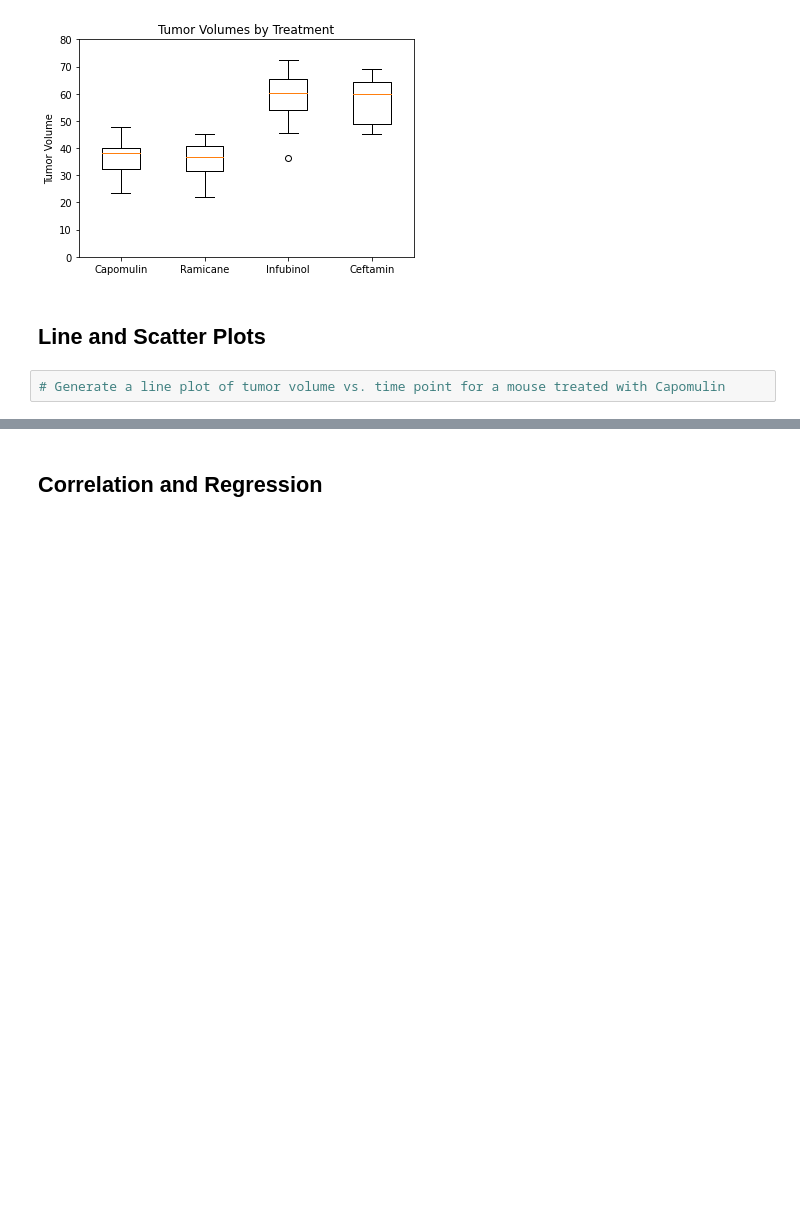
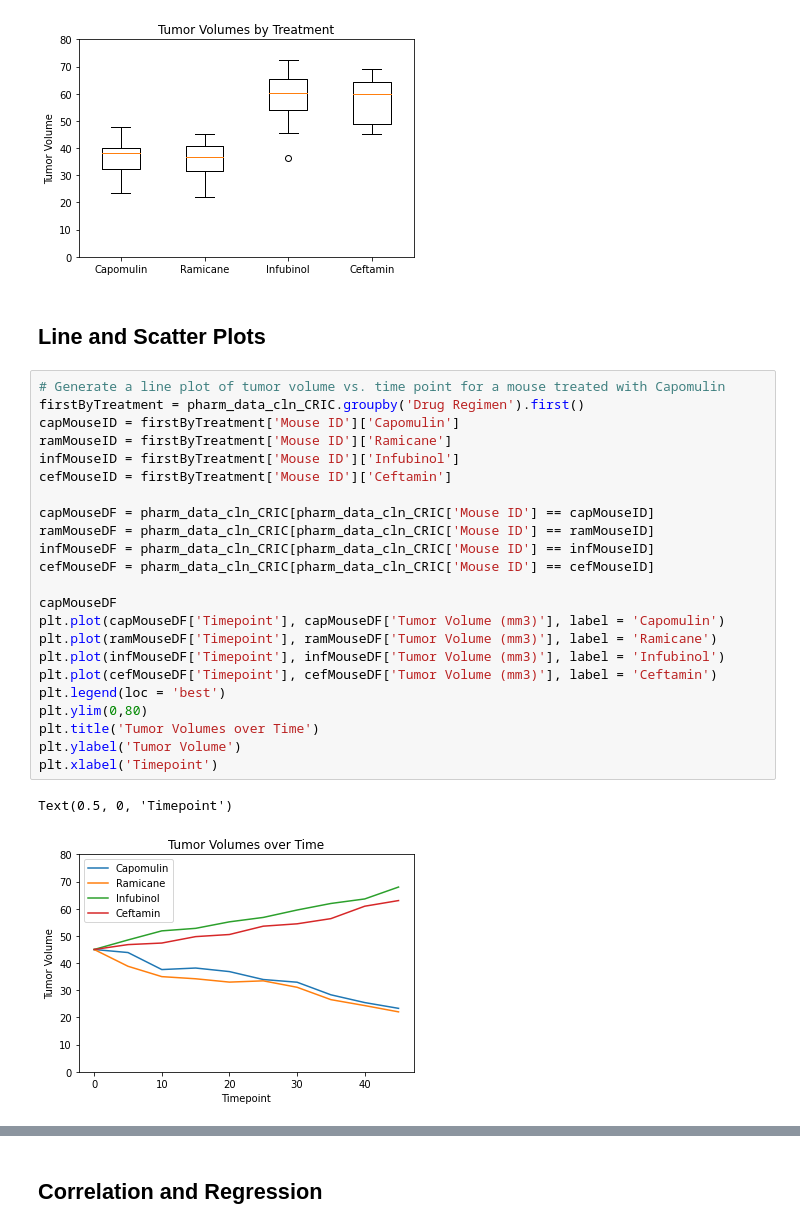
Before and after one commit to owenmeyer3/matplotlib-challenge, a Jupyter notebook: Instructions/Pymaceuticals/pymaceuticals_starter.ipynb, the cells around one changed output, grey strips where cells are left out. Drawn from its saved outputs; the diff is of its cells as text; blank space fills up the shorter version.

Commit message:
modified line graph, scatter plot, correlation and linregression equation

```diff
--- a/Instructions/Pymaceuticals/pymaceuticals_starter.ipynb
+++ b/Instructions/Pymaceuticals/pymaceuticals_starter.ipynb
@@ -259,7 +259,31 @@ Text(0, 0.5, 'Tumor Volume')
 [figure]
 # %% [markdown]
 ## Line and Scatter Plots
-# %%
-# Generate a line plot of tumor volume vs. time point for a mouse treated with Capomulin
+# %%
+# Generate a line plot of tumor volume vs. time point for a mouse treated with Capomulin
+firstByTreatment = pharm_data_cln_CRIC.groupby('Drug Regimen').first()
+capMouseID = firstByTreatment['Mouse ID']['Capomulin']
+ramMouseID = firstByTreatment['Mouse ID']['Ramicane']
+infMouseID = firstByTreatment['Mouse ID']['Infubinol']
+cefMouseID = firstByTreatment['Mouse ID']['Ceftamin']
+
+capMouseDF = pharm_data_cln_CRIC[pharm_data_cln_CRIC['Mouse ID'] == capMouseID]
+ramMouseDF = pharm_data_cln_CRIC[pharm_data_cln_CRIC['Mouse ID'] == ramMouseID]
+infMouseDF = pharm_data_cln_CRIC[pharm_data_cln_CRIC['Mouse ID'] == infMouseID]
+cefMouseDF = pharm_data_cln_CRIC[pharm_data_cln_CRIC['Mouse ID'] == cefMouseID]
+
+capMouseDF
+plt.plot(capMouseDF['Timepoint'], capMouseDF['Tumor Volume (mm3)'], label = 'Capomulin')
+plt.plot(ramMouseDF['Timepoint'], ramMouseDF['Tumor Volume (mm3)'], label = 'Ramicane')
+plt.plot(infMouseDF['Timepoint'], infMouseDF['Tumor Volume (mm3)'], label = 'Infubinol')
+plt.plot(cefMouseDF['Timepoint'], cefMouseDF['Tumor Volume (mm3)'], label = 'Ceftamin')
+plt.legend(loc = 'best')
+plt.ylim(0,80)
+plt.title('Tumor Volumes over Time')
+plt.ylabel('Tumor Volume')
+plt.xlabel('Timepoint')
+# %% [output]
+Text(0.5, 0, 'Timepoint')
+[figure, added]
 # %%
 # Generate a scatter plot of average tumor volume vs. mouse weight for the Capomulin regimen
```
Also changed, not shown: parts of 3 cells of this notebook.
